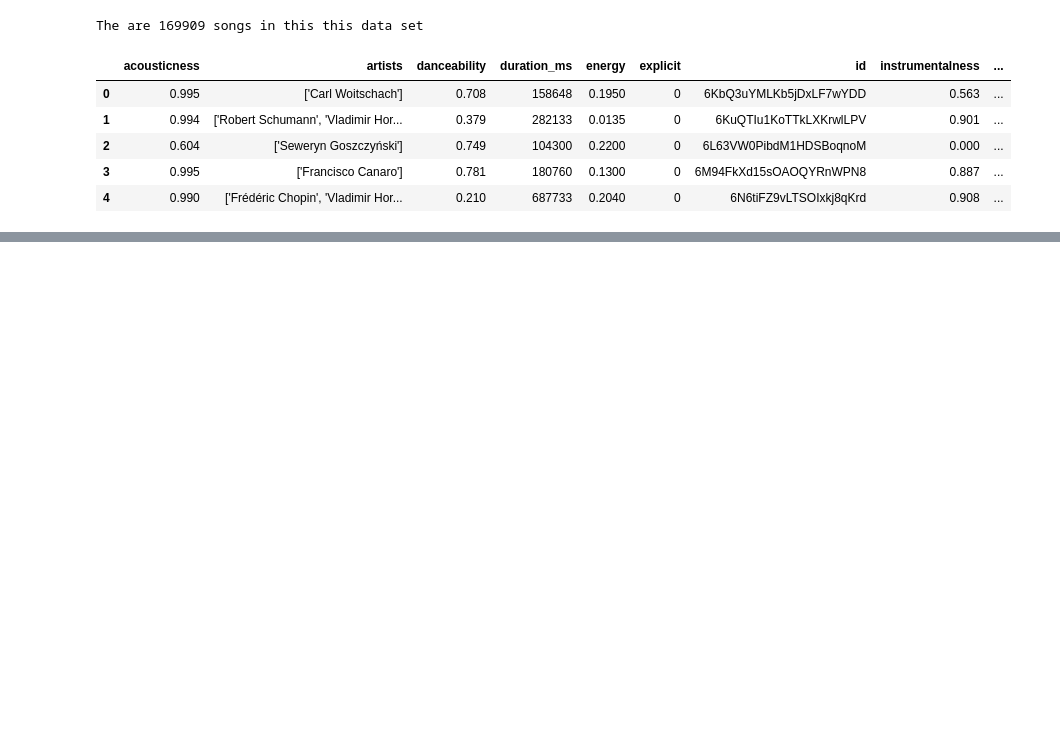
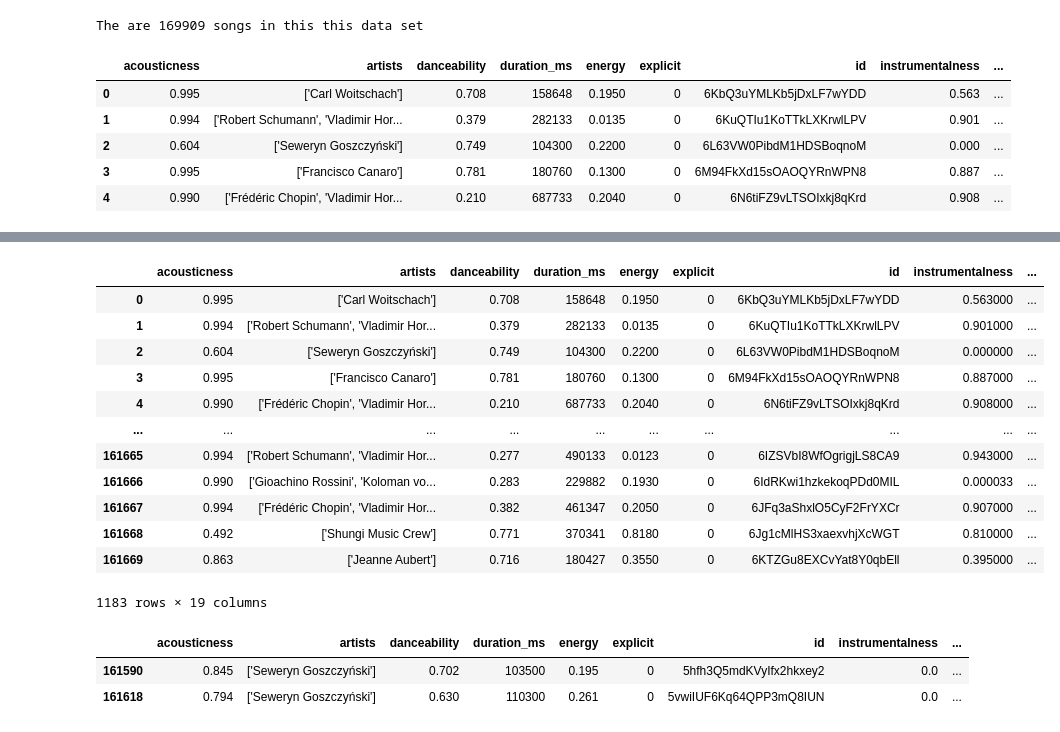
Before and after one commit to JoeKell/SpotifySongAnalysisProject, a Jupyter notebook: metrics_over_time.ipynb, the cells around one changed output, grey strips where cells are left out. Drawn from its saved outputs; the diff is of its cells as text; code cells hidden in the pictures; blank space fills up the shorter version.

```diff
--- a/metrics_over_time.ipynb
+++ b/metrics_over_time.ipynb
@@ -98,0 +180,32 @@ plt.show()
+# %%
+### ok, lets look at all songs in that outlier year that are more speech than average
+
+
+two_nine=kaggle_spot_df.loc[kaggle_spot_df['year']==1928,:]
+
+
+two_nine
+# %% [output]
+|  | acousticness | artists | danceability | duration_ms | energy | explicit | id | instrumentalness | ... |
+| 0 | 0.995 | ['Carl Woitschach'] | 0.708 | 158648 | 0.1950 | 0 | 6KbQ3uYMLKb5jDxLF7wYDD | 0.563000 | ... |
+| 1 | 0.994 | ['Robert Schumann', 'Vladimir Hor... | 0.379 | 282133 | 0.0135 | 0 | 6KuQTIu1KoTTkLXKrwlLPV | 0.901000 | ... |
+| 2 | 0.604 | ['Seweryn Goszczyński'] | 0.749 | 104300 | 0.2200 | 0 | 6L63VW0PibdM1HDSBoqnoM | 0.000000 | ... |
+| 3 | 0.995 | ['Francisco Canaro'] | 0.781 | 180760 | 0.1300 | 0 | 6M94FkXd15sOAOQYRnWPN8 | 0.887000 | ... |
+| 4 | 0.990 | ['Frédéric Chopin', 'Vladimir Hor... | 0.210 | 687733 | 0.2040 | 0 | 6N6tiFZ9vLTSOIxkj8qKrd | 0.908000 | ... |
+| ... | ... | ... | ... | ... | ... | ... | ... | ... | ... |
+| 161665 | 0.994 | ['Robert Schumann', 'Vladimir Hor... | 0.277 | 490133 | 0.0123 | 0 | 6IZSVbI8WfOgrigjLS8CA9 | 0.943000 | ... |
+| 161666 | 0.990 | ['Gioachino Rossini', 'Koloman vo... | 0.283 | 229882 | 0.1930 | 0 | 6IdRKwi1hzkekoqPDd0MIL | 0.000033 | ... |
+| 161667 | 0.994 | ['Frédéric Chopin', 'Vladimir Hor... | 0.382 | 461347 | 0.2050 | 0 | 6JFq3aShxlO5CyF2FrYXCr | 0.907000 | ... |
+| 161668 | 0.492 | ['Shungi Music Crew'] | 0.771 | 370341 | 0.8180 | 0 | 6Jg1cMlHS3xaexvhjXcWGT | 0.810000 | ... |
+| 161669 | 0.863 | ['Jeanne Aubert'] | 0.716 | 180427 | 0.3550 | 0 | 6KTZGu8EXCvYat8Y0qbEll | 0.395000 | ... |
+1183 rows × 19 columns
+# %%
+## looks at the speechiest song
+
+most_speechy_song=two_nine.loc[two_nine['speechiness']==two_nine['speechiness'].max(),:]
+
+most_speechy_song
+# %% [output]
+|  | acousticness | artists | danceability | duration_ms | energy | explicit | id | instrumentalness | ... |
+| 161590 | 0.845 | ['Seweryn Goszczyński'] | 0.702 | 103500 | 0.195 | 0 | 5hfh3Q5mdKVyIfx2hkxey2 | 0.0 | ... |
+| 161618 | 0.794 | ['Seweryn Goszczyński'] | 0.630 | 110300 | 0.261 | 0 | 5vwiIUF6Kq64QPP3mQ8IUN | 0.0 | ... |
```
Also changed, not shown: parts of 11 cells of this notebook.
